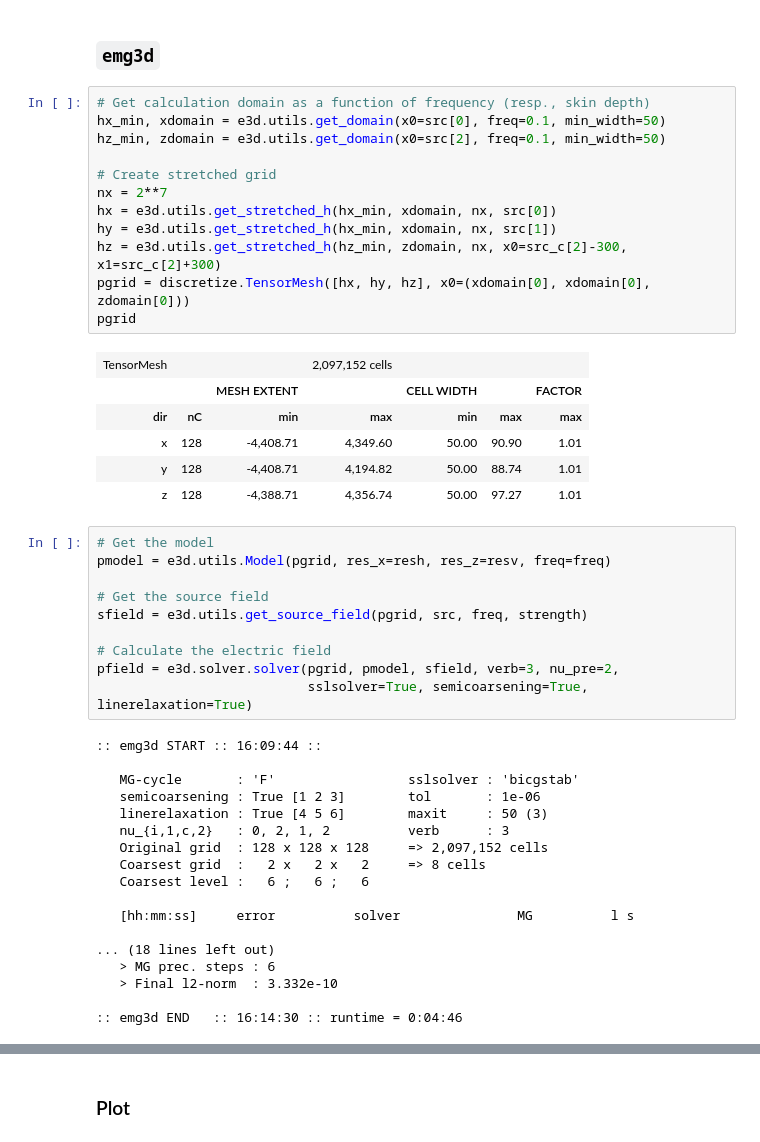
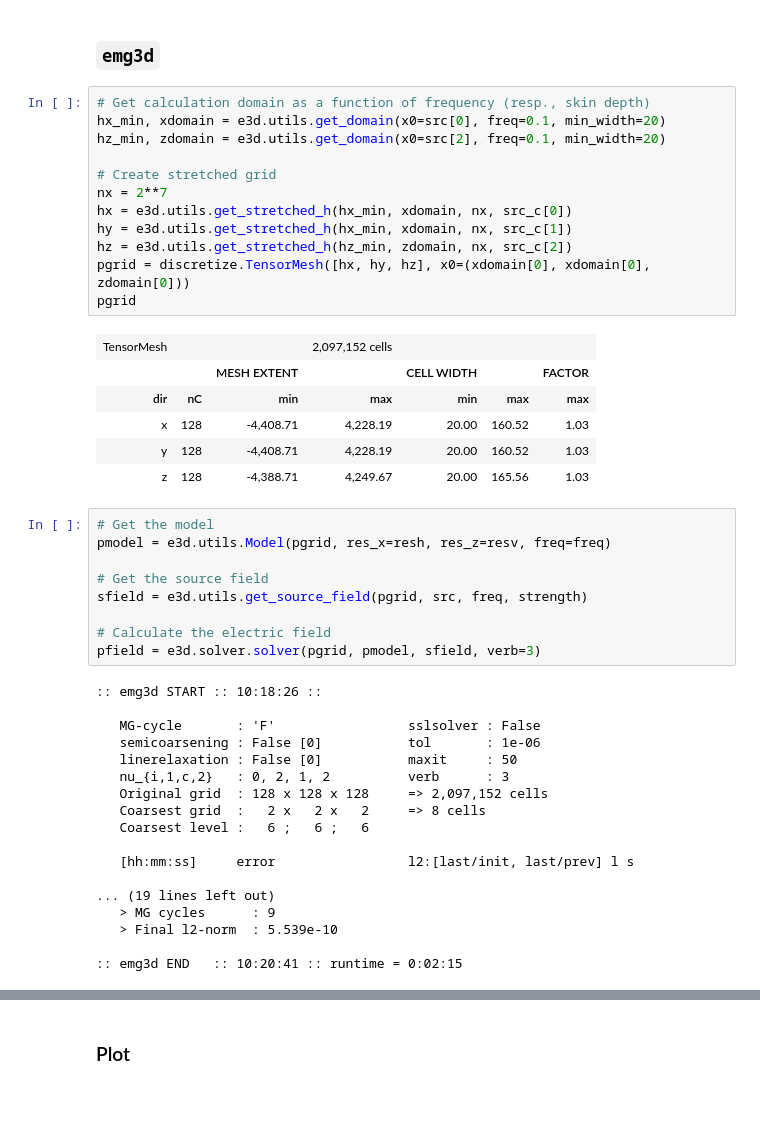
Before and after one commit to emsig/emg3d-examples, a Jupyter notebook: 5a_Obtaining_the_magnetic_field.ipynb, the cells around one changed output, grey strips where cells are left out. Cells and saved outputs as stored; diff of their text form; blank space fills up the shorter version.

```diff
--- a/5a_Obtaining_the_magnetic_field.ipynb
+++ b/5a_Obtaining_the_magnetic_field.ipynb
@@ -180,23 +180,23 @@ epm_fs_bz = epm.bipole(rec=[rx.ravel(), ry.ravel(), -zrec, 0, -90], mrec=True, v
 ### `emg3d`
 # %%
 # Get calculation domain as a function of frequency (resp., skin depth)
-hx_min, xdomain = e3d.utils.get_domain(x0=src[0], freq=0.1, min_width=50)
-hz_min, zdomain = e3d.utils.get_domain(x0=src[2], freq=0.1, min_width=50)
+hx_min, xdomain = e3d.utils.get_domain(x0=src[0], freq=0.1, min_width=20)
+hz_min, zdomain = e3d.utils.get_domain(x0=src[2], freq=0.1, min_width=20)
 
 # Create stretched grid
 nx = 2**7
-hx = e3d.utils.get_stretched_h(hx_min, xdomain, nx, src[0])
-hy = e3d.utils.get_stretched_h(hx_min, xdomain, nx, src[1])
-hz = e3d.utils.get_stretched_h(hz_min, zdomain, nx, x0=src_c[2]-300, x1=src_c[2]+300)
+hx = e3d.utils.get_stretched_h(hx_min, xdomain, nx, src_c[0])
+hy = e3d.utils.get_stretched_h(hx_min, xdomain, nx, src_c[1])
+hz = e3d.utils.get_stretched_h(hz_min, zdomain, nx, src_c[2])
 pgrid = discretize.TensorMesh([hx, hy, hz], x0=(xdomain[0], xdomain[0], zdomain[0]))
 pgrid
 # %% [output]
 | TensorMesh |  |  | 2,097,152 cells |  |  |  |
 |  |  | MESH EXTENT |  | CELL WIDTH |  | FACTOR |
 | dir | nC | min | max | min | max | max |
-| x | 128 | -4,408.71 | 4,349.60 | 50.00 | 90.90 | 1.01 |
-| y | 128 | -4,408.71 | 4,194.82 | 50.00 | 88.74 | 1.01 |
-| z | 128 | -4,388.71 | 4,356.74 | 50.00 | 97.27 | 1.01 |
+| x | 128 | -4,408.71 | 4,228.19 | 20.00 | 160.52 | 1.03 |
+| y | 128 | -4,408.71 | 4,228.19 | 20.00 | 160.52 | 1.03 |
+| z | 128 | -4,388.71 | 4,249.67 | 20.00 | 165.56 | 1.03 |
 # %%
 # Get the model
 pmodel = e3d.utils.Model(pgrid, res_x=resh, res_z=resv, freq=freq)
@@ -205,24 +205,23 @@ pmodel = e3d.utils.Model(pgrid, res_x=resh, res_z=resv, freq=freq)
 sfield = e3d.utils.get_source_field(pgrid, src, freq, strength)
 
 # Calculate the electric field
-pfield = e3d.solver.solver(pgrid, pmodel, sfield, verb=3, nu_pre=2,
-                           sslsolver=True, semicoarsening=True, linerelaxation=True)
+pfield = e3d.solver.solver(pgrid, pmodel, sfield, verb=3)
 # %% [output]
-:: emg3d START :: 16:09:44 ::
+:: emg3d START :: 10:18:26 ::
 
-   MG-cycle       : 'F'                 sslsolver : 'bicgstab'
-   semicoarsening : True [1 2 3]        tol       : 1e-06
-   linerelaxation : True [4 5 6]        maxit     : 50 (3)
+   MG-cycle       : 'F'                 sslsolver : False
+   semicoarsening : False [0]           tol       : 1e-06
+   linerelaxation : False [0]           maxit     : 50
    nu_{i,1,c,2}   : 0, 2, 1, 2          verb      : 3
    Original grid  : 128 x 128 x 128     => 2,097,152 cells
    Coarsest grid  :   2 x   2 x   2     => 8 cells
    Coarsest level :   6 ;   6 ;   6
 
-   [hh:mm:ss]     error          solver               MG          l s
+   [hh:mm:ss]     error                 l2:[last/init, last/prev] l s
 
-... (18 lines left out)
-   > MG prec. steps : 6
-   > Final l2-norm  : 3.332e-10
+... (19 lines left out)
+   > MG cycles      : 9
+   > Final l2-norm  : 5.539e-10
 
-:: emg3d END   :: 16:14:30 :: runtime = 0:04:46
+:: emg3d END   :: 10:20:41 :: runtime = 0:02:15
 # %% [markdown]
```
Also changed, not shown: parts of 10 cells of this notebook, 2 other files.
